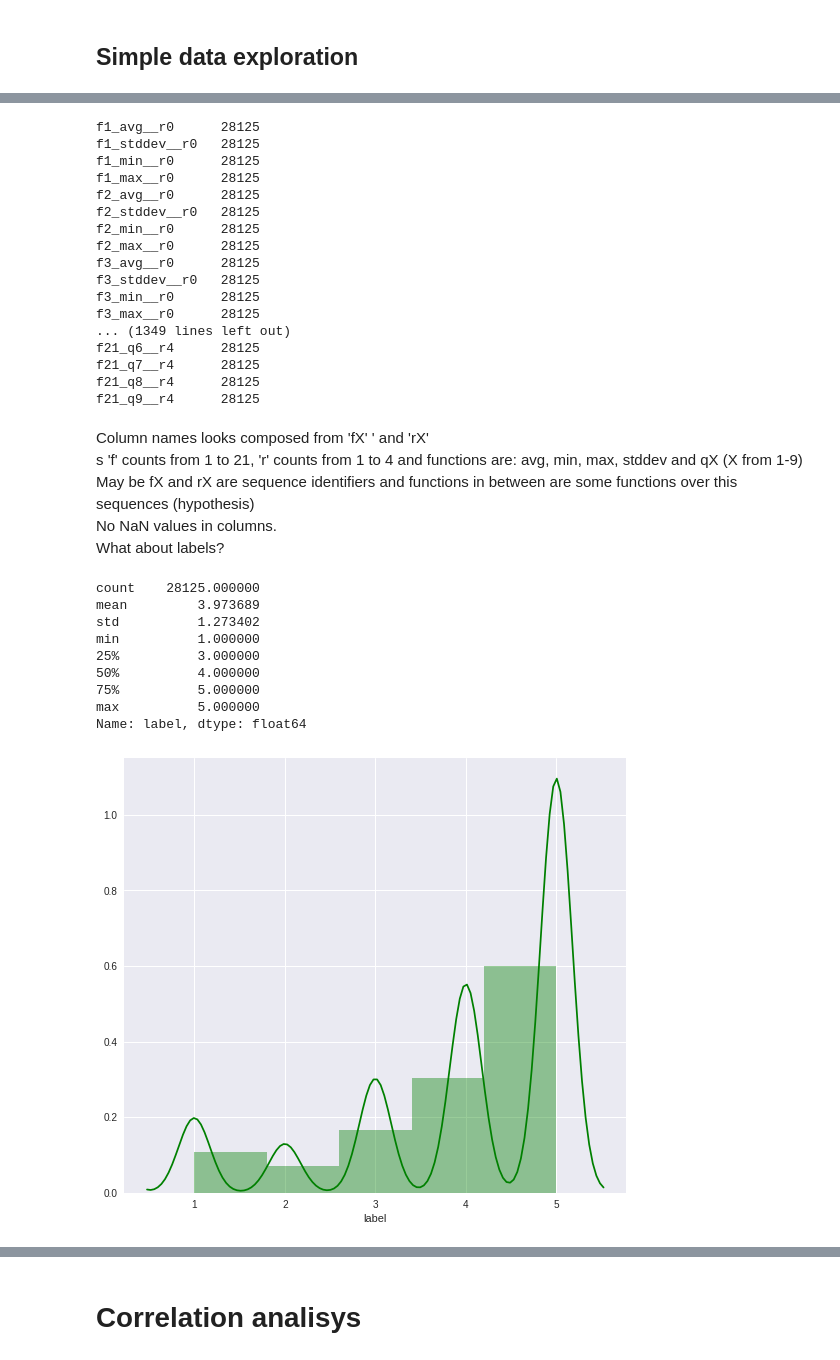
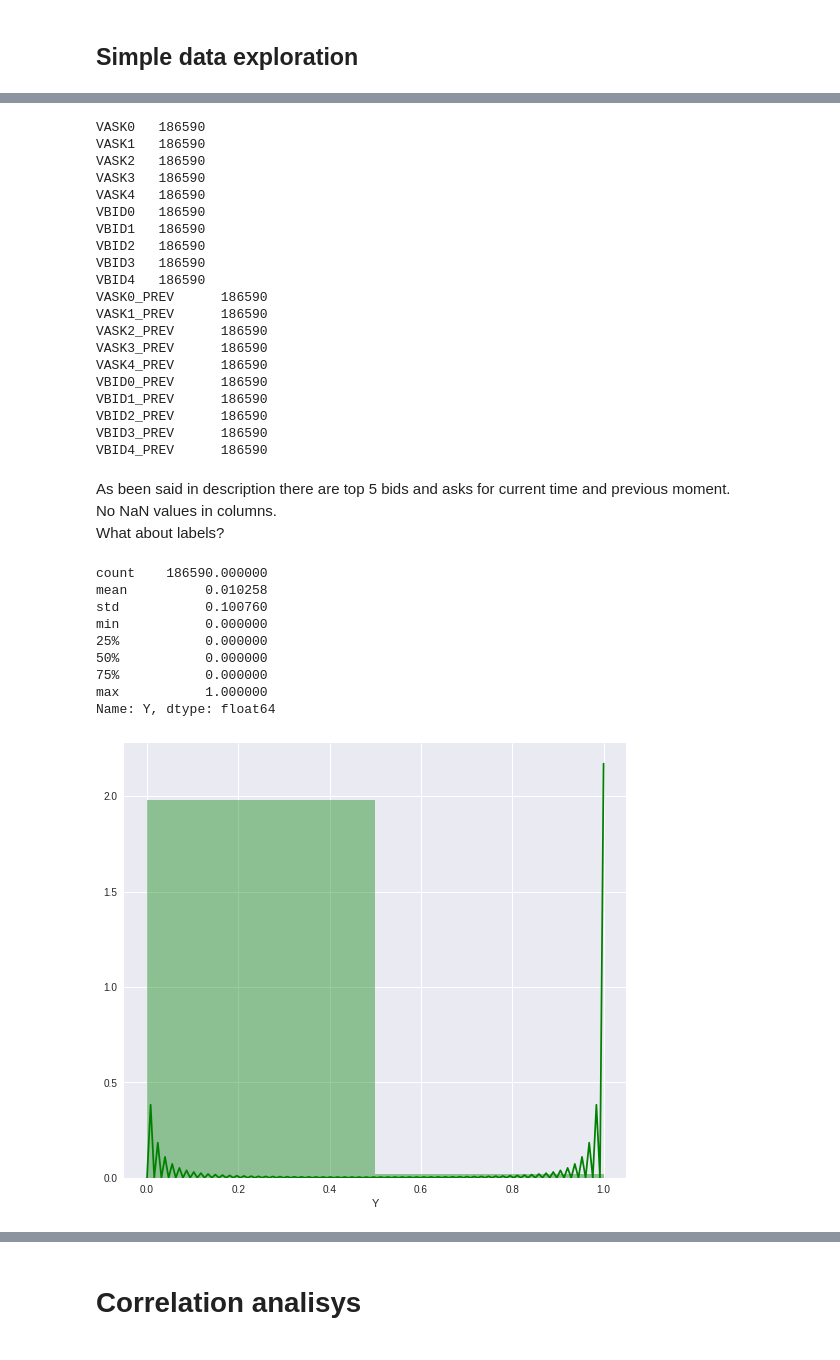
Before and after one commit to gitgash/test_qa, a Jupyter notebook: test_estimator.ipynb, the cells around one changed output, grey strips where cells are left out. Cells and saved outputs as stored; diff of their text form; code cells hidden in the pictures.

```diff
--- a/test_estimator.ipynb
+++ b/test_estimator.ipynb
@@ -97,7 +101,9 @@ Successfully installed imbalanced-learn-0.3.3
 # %%
 # load dataset into pandas dataframe
 
-df = pd.read_csv("https://www.dropbox.com/s/tzb7mjxipz8fnyt/dataset.csv?dl=1")
+train_df = pd.read_csv("https://www.dropbox.com/s/2hqoisbqzzgym26/train.csv?dl=1")
+test_df = pd.read_csv("https://www.dropbox.com/s/y9tbmdqtlclobgp/test.csv?dl=1")
+sample_df = pd.read_csv("https://www.dropbox.com/s/r5qu2ornfinrt1s/sample_prediction.csv?dl=1")
 # %% [markdown]
 ## Simple data exploration
 # %%
@@ -124,43 +142,45 @@ Features are float and integer
 Lets look on the features:
 # %%
 # Looking for names
-for s in df.columns[1:-1]:
-    print("%s\t%d" % (s, df[s].count()))
+for s in train_df.columns[0:-1]:
+    print("%s\t%d" % (s, train_df[s].count()))
 # %% [output]
-f1_avg__r0      28125
-f1_stddev__r0   28125
-f1_min__r0      28125
-f1_max__r0      28125
-f2_avg__r0      28125
-f2_stddev__r0   28125
-f2_min__r0      28125
-f2_max__r0      28125
-f3_avg__r0      28125
-f3_stddev__r0   28125
-f3_min__r0      28125
-f3_max__r0      28125
-... (1349 lines left out)
-f21_q6__r4      28125
-f21_q7__r4      28125
-f21_q8__r4      28125
-f21_q9__r4      28125
+VASK0   186590
+VASK1   186590
+VASK2   186590
+VASK3   186590
+VASK4   186590
+VBID0   186590
+VBID1   186590
+VBID2   186590
+VBID3   186590
+VBID4   186590
+VASK0_PREV      186590
+VASK1_PREV      186590
+VASK2_PREV      186590
+VASK3_PREV      186590
+VASK4_PREV      186590
+VBID0_PREV      186590
+VBID1_PREV      186590
+VBID2_PREV      186590
+VBID3_PREV      186590
+VBID4_PREV      186590
-# %% [markdown]
-Column names looks composed from 'fX' ' and 'rX'
-s 'f' counts from 1 to 21, 'r' counts from 1 to 4 and functions are: avg, min, max, stddev and qX (X from 1-9)   May be fX and rX are sequence identifiers and functions in between are some functions over this sequences  (hypothesis)
-No NaN values in columns.
-What about labels?
+# %% [markdown]
+As been said in description there are top 5 bids and asks for current time and previous moment.
+No NaN values in columns.
+What about labels?
 # %%
-print(df['label'].describe())
+print(train_df['Y'].describe())
 plt.figure(figsize=(9, 8))
-sns.distplot(df['label'], color='g', bins=5, hist_kws={'alpha': 0.4});
+sns.distplot(train_df['Y'], color='g', bins=2, hist_kws={'alpha': 0.4});
 # %% [output]
-count    28125.000000
-mean         3.973689
-std          1.273402
-min          1.000000
-25%          3.000000
-50%          4.000000
-75%          5.000000
-max          5.000000
-Name: label, dtype: float64
+count    186590.000000
+mean          0.010258
+std           0.100760
+min           0.000000
+25%           0.000000
+50%           0.000000
+75%           0.000000
+max           1.000000
+Name: Y, dtype: float64
-[figure, old version]
+[figure, new version]
```
Also changed, not shown: parts of 28 cells of this notebook.
